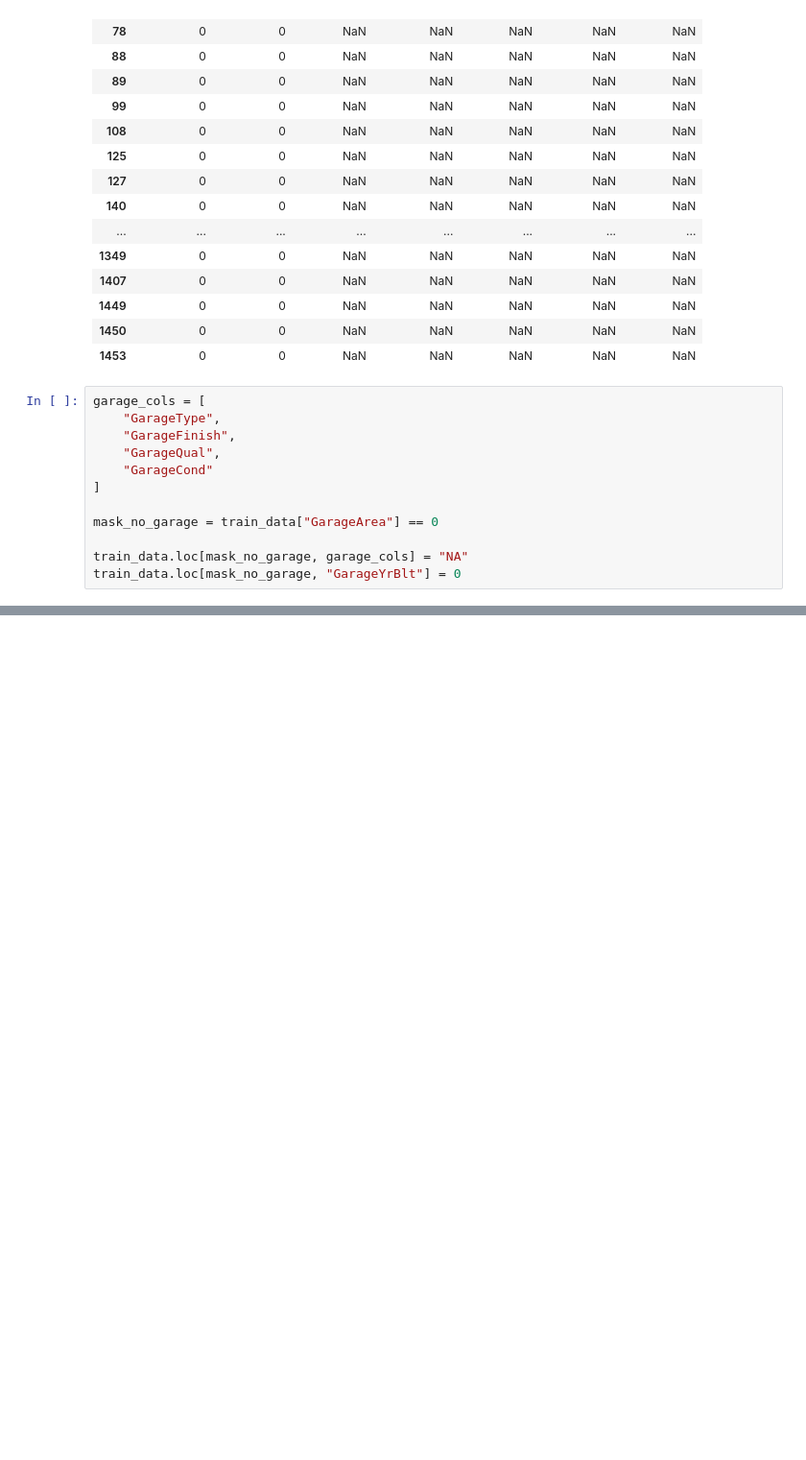
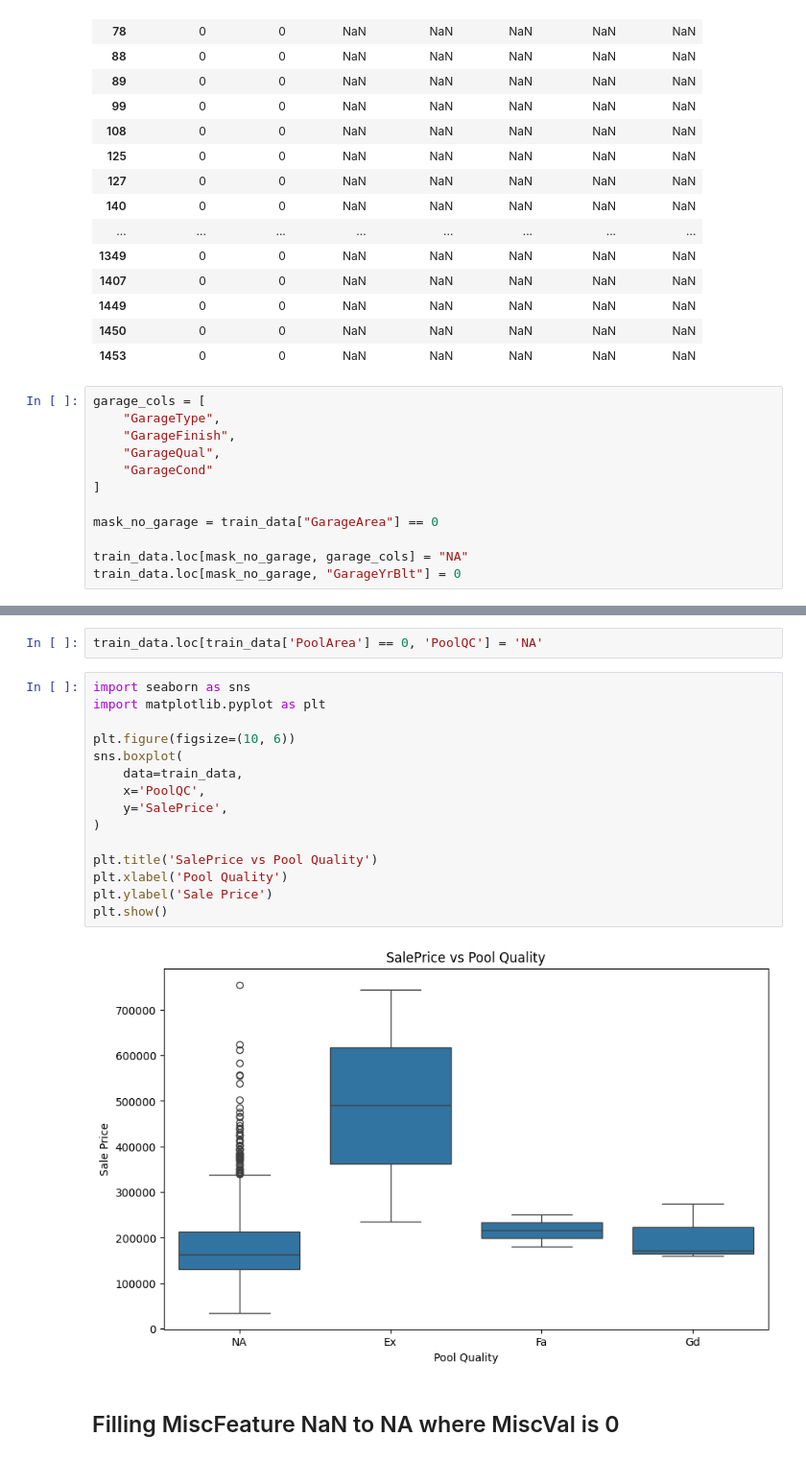
Before and after one commit to HarisLania/ml-playground, a Jupyter notebook: HousePricesPrediction/main.ipynb, the cells around one changed output, grey strips where cells are left out. Shown at 96% size. Drawn from its saved outputs; the diff is of its cells as text; blank space fills up the shorter version.

```diff
--- a/HousePricesPrediction/main.ipynb
+++ b/HousePricesPrediction/main.ipynb
@@ -1558,0 +1470,21 @@ plt.show()
+# %%
+train_data.loc[train_data['PoolArea'] == 0, 'PoolQC'] = 'NA'
+# %%
+import seaborn as sns
+import matplotlib.pyplot as plt
+
+plt.figure(figsize=(10, 6))
+sns.boxplot(
+    data=train_data,
+    x='PoolQC',
+    y='SalePrice',
+)
+
+plt.title('SalePrice vs Pool Quality')
+plt.xlabel('Pool Quality')
+plt.ylabel('Sale Price')
+plt.show()
+# %% [output]
+[figure, added]
+# %% [markdown]
+## Filling MiscFeature NaN to NA where MiscVal is 0
```
Also changed, not shown: parts of 21 cells of this notebook.
